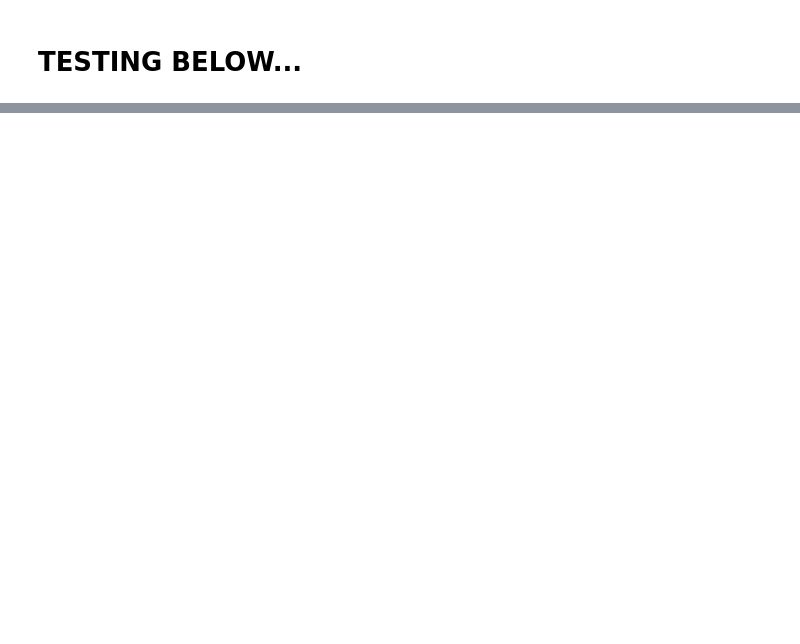
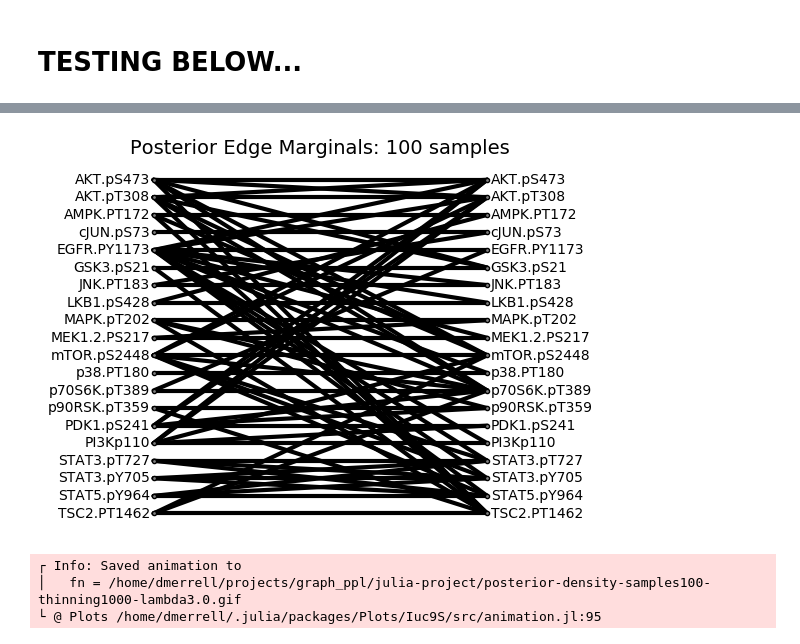
Before and after one commit to gitter-lab/ssps, a Jupyter notebook: julia-project/DBN-structure-inference.ipynb, the cells around one changed output, grey strips where cells are left out. Cells and saved outputs as stored; diff of their text form; code cells hidden in the pictures; blank space fills up the shorter version.

```diff
--- a/julia-project/DBN-structure-inference.ipynb
+++ b/julia-project/DBN-structure-inference.ipynb
@@ -625,18 +620,23 @@ rejection_rates
 # %%
-thinnings = [100; 500; 1000]
-n_samples = 100
-for thinning in thinnings
-    animate_dbn_sampling(reference_dg, prior_model, (lambda,), digraph_proposal, (2.0,),
-                         digraph_involution, n_samples, thinning,
-                         "Graph Prior Sampling: __SAMPLES__ samples",
-                         "dg-sample-samples$(n_samples)-thinning$(thinning)-lambda$(lambda).gif"
-                        );
-end
+# for thinning in thinnings
+#     animate_dbn_sampling(reference_dg, protein_vec, full_model, (ts_vec, reference_dg, regression_deg_max),
+#                          digraph_proposal, (2.0,),
+#                          digraph_involution, n_samples, thinning,
+#                          "DBN Posterior Sampling: __SAMPLES__ samples",
+#                          "posterior-sample-samples$(n_samples)-thinning$(thinning)-lambda$(lambda).gif"
+#                         );
+# end
 # %%
 for thinning in thinnings
-    animate_dbn_sampling_density(reference_dg, prior_model, (3.0,), digraph_proposal, (2.0,),
+    animate_dbn_sampling_density(reference_dg, protein_vec, full_model, (ts_vec, reference_dg, regression_deg_max),
+                                 digraph_proposal, (2.0,),
                                  digraph_involution, n_samples, thinning, 0.50,
-                                 "Graph Prior Edge Marginals: __SAMPLES__ samples",
-                                 "dg-density-samples$(n_samples)-thinning$(thinning)-lambda$(lambda).gif");
+                                 "Posterior Edge Marginals: __SAMPLES__ samples",
+                                 "posterior-density-samples$(n_samples)-thinning$(thinning)-lambda$(lambda).gif");
 end
+# %% [output]
+[figure, added]
+┌ Info: Saved animation to
+│   fn = /home/dmerrell/projects/graph_ppl/julia-project/posterior-density-samples100-thinning1000-lambda3.0.gif
+└ @ Plots /home/dmerrell/.julia/packages/Plots/Iuc9S/src/animation.jl:95
 # %%
```
Also changed, not shown: parts of 34 cells of this notebook.
